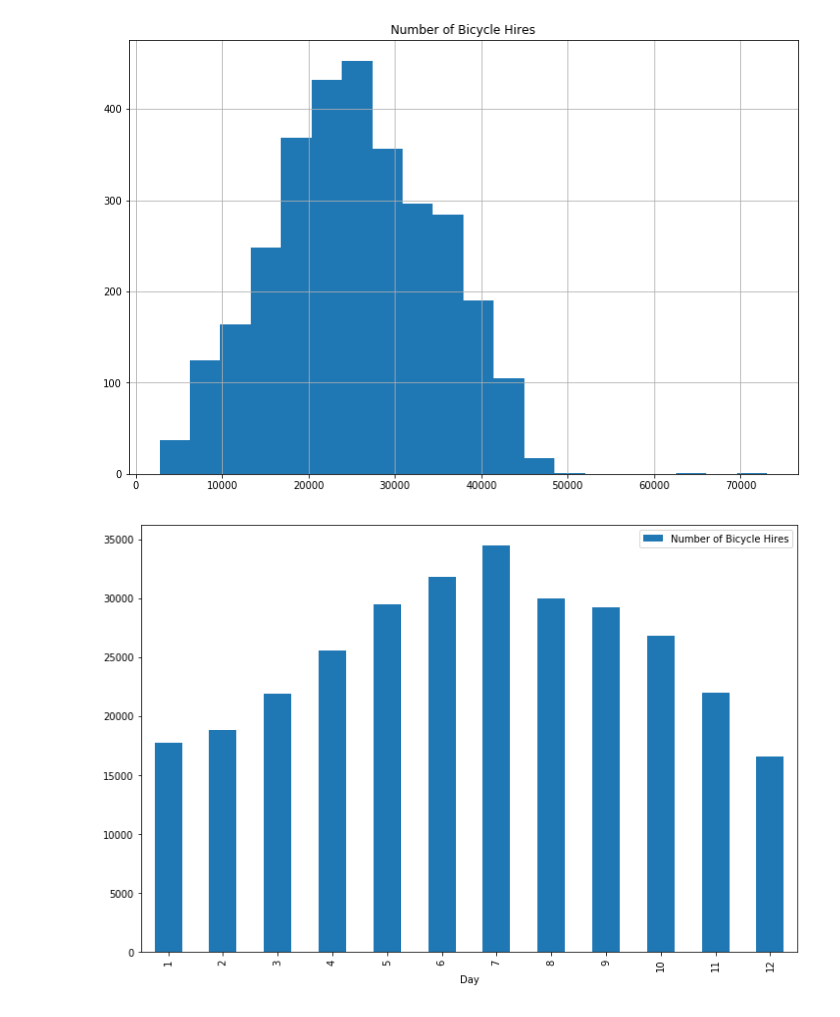
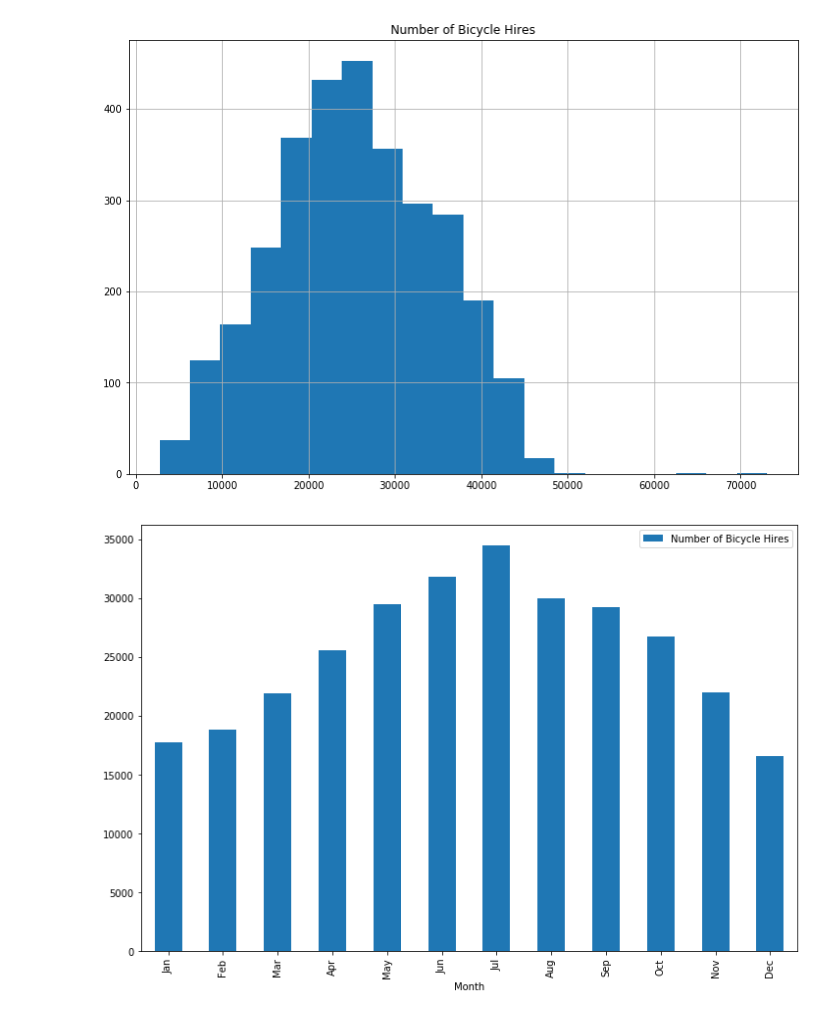
Before and after one commit to AidanCooper/data-visualisation, a Jupyter notebook: dash/data_prep_and_EDA.ipynb, the cells around one changed output. Cells and saved outputs as stored; diff of their text form; code cells hidden in the pictures.

```diff
--- a/dash/data_prep_and_EDA.ipynb
+++ b/dash/data_prep_and_EDA.ipynb
@@ -43,9 +44,12 @@ df.plot();
 df.hist(bins=20);
 # %% [output]
 [figure]
-# %%
-df.groupby(df.index.month).mean().plot(kind='bar');
-# %% [output]
-[figure, removed]
+# %%
+ax = df.groupby(df.index.month).mean().plot(kind='bar')
+ax.set_xticklabels(['Jan', 'Feb', 'Mar', 'Apr', 'May', 'Jun',
+                    'Jul', 'Aug', 'Sep', 'Oct', 'Nov', 'Dec'])
+ax.set_xlabel('Month');
+# %% [output]
+[figure, added]
 # %%
 ax = df.groupby(df.index.weekday).mean().plot(kind='bar')
```
Also changed, not shown: parts of 3 cells of this notebook, 2 other files.
